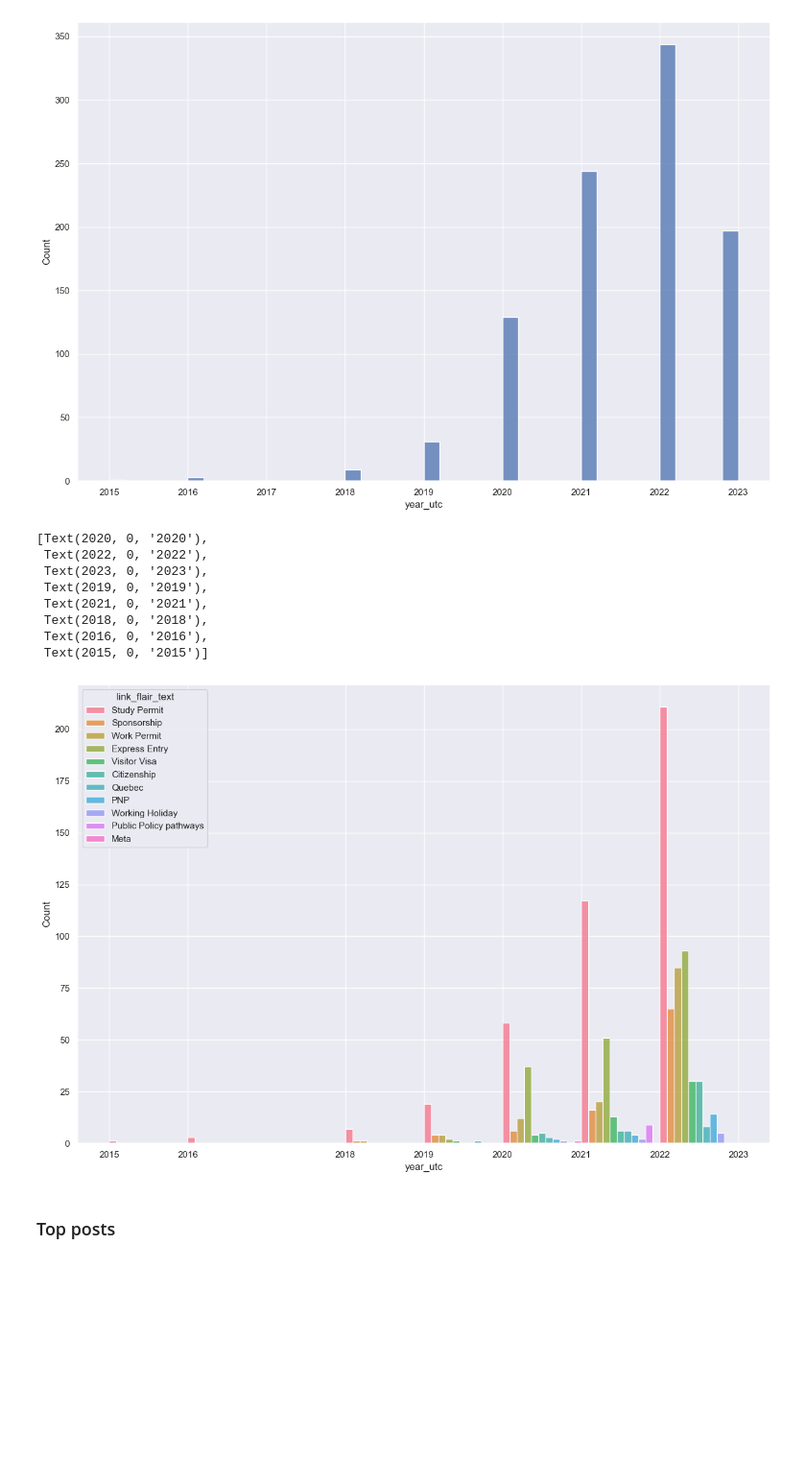
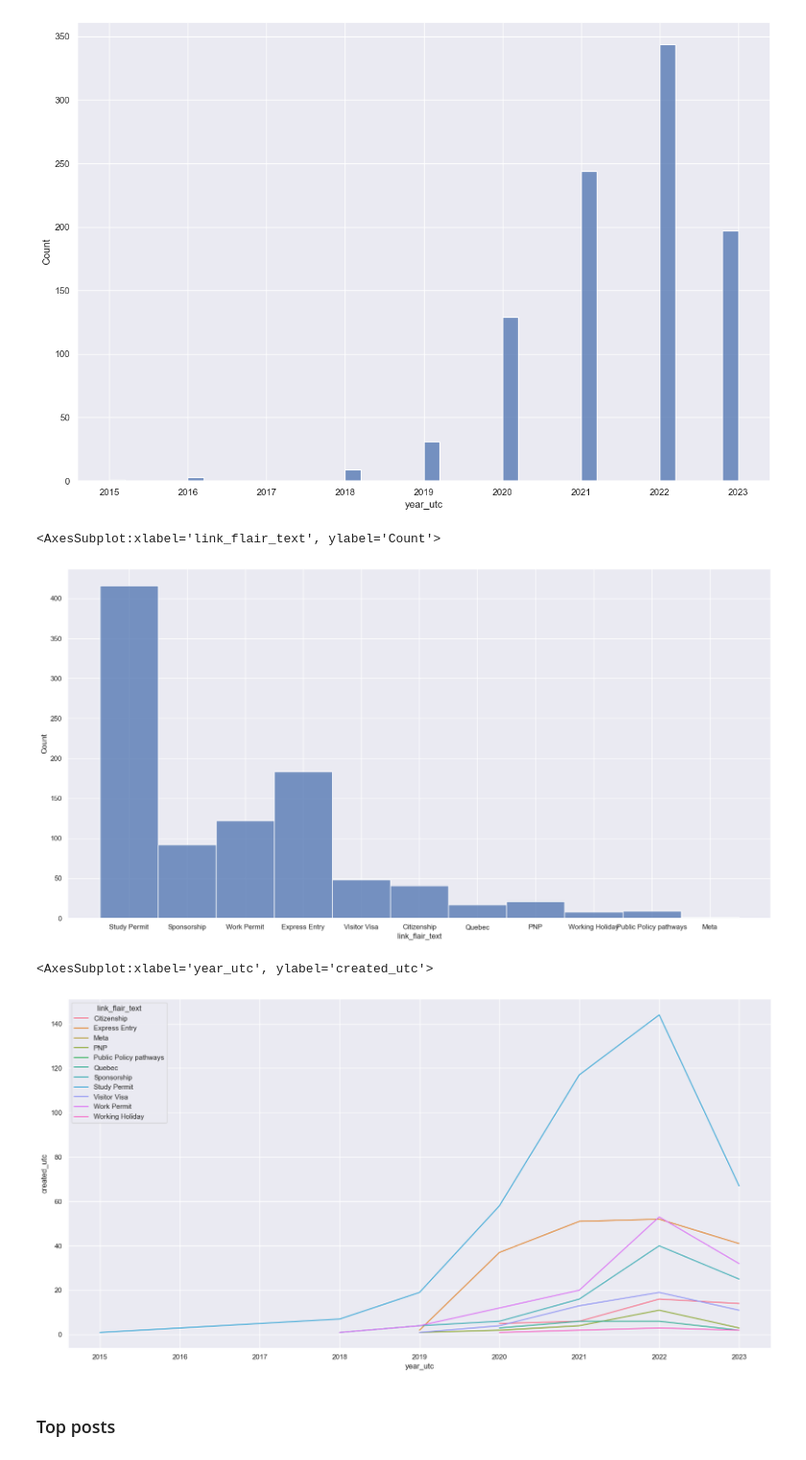
Before and after one commit to ngocmphan/reddit_immigration, a Jupyter notebook: Immigration_Canada_Analysis.ipynb, the cells around one changed output. Shown at 96% size. Cells and saved outputs as stored; diff of their text form; code cells hidden in the pictures; blank space fills up the shorter version.

Commit message:
Added lineplot and category histogram

```diff
--- a/Immigration_Canada_Analysis.ipynb
+++ b/Immigration_Canada_Analysis.ipynb
@@ -410,22 +403,21 @@ sns.histplot(df_mixed_adj, x='year_utc')
 # %% [output]
 <AxesSubplot:xlabel='year_utc', ylabel='Count'>
 [figure]
+# %%
+# Histogram of submissions by program requested
+sns.set(rc={"figure.figsize":(20, 10)})
+sns.histplot(df_mixed_adj, x='link_flair_text')
+# %% [output]
+<AxesSubplot:xlabel='link_flair_text', ylabel='Count'>
+[figure, added]
 # %%
-sns.set(rc={"figure.figsize":(15, 10)})
-g= sns.histplot(df_mixed_adj, x='year_utc', hue='link_flair_text', multiple='dodge', binwidth=1)
-years = list(df_mixed_adj['year_utc'].unique())
-g.set_xticks(years)
-g.set_xticklabels(years)
+df_mixed_count = df_mixed_adj.groupby(by=['link_flair_text', 'year_utc']).count()
+
+# Line plot of submissions by year and by program
+sns.lineplot(data=df_mixed_count, x='year_utc', y='created_utc', hue='link_flair_text')
 # %% [output]
-[Text(2020, 0, '2020'),
- Text(2022, 0, '2022'),
- Text(2023, 0, '2023'),
- Text(2019, 0, '2019'),
- Text(2021, 0, '2021'),
- Text(2018, 0, '2018'),
- Text(2016, 0, '2016'),
- Text(2015, 0, '2015')]
+<AxesSubplot:xlabel='year_utc', ylabel='created_utc'>
-[figure, old version]
+[figure, new version]
 # %% [markdown]
 ### Top posts
 # %%
```
Also changed, not shown: parts of 7 cells of this notebook.
